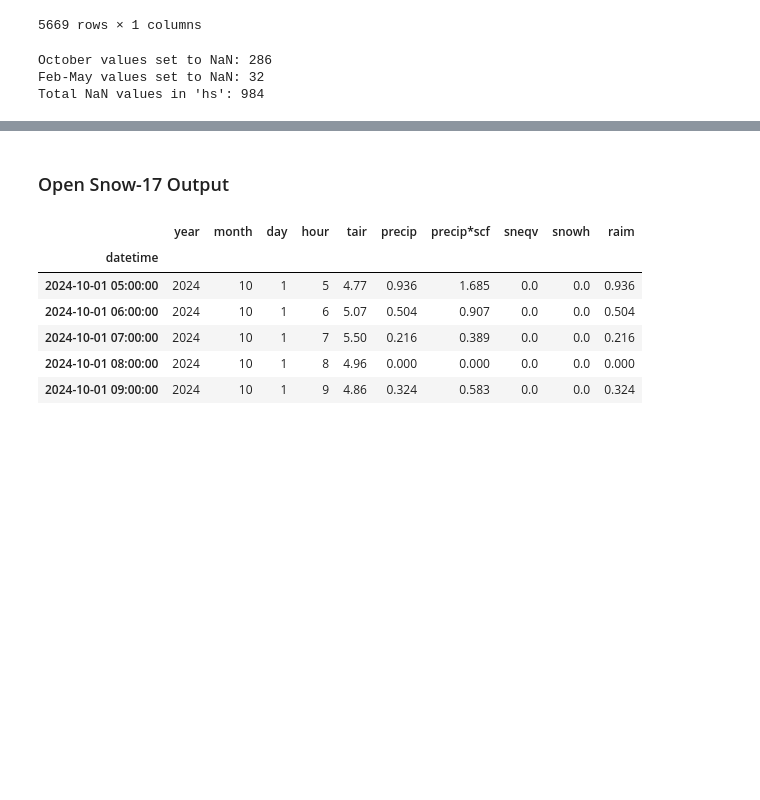
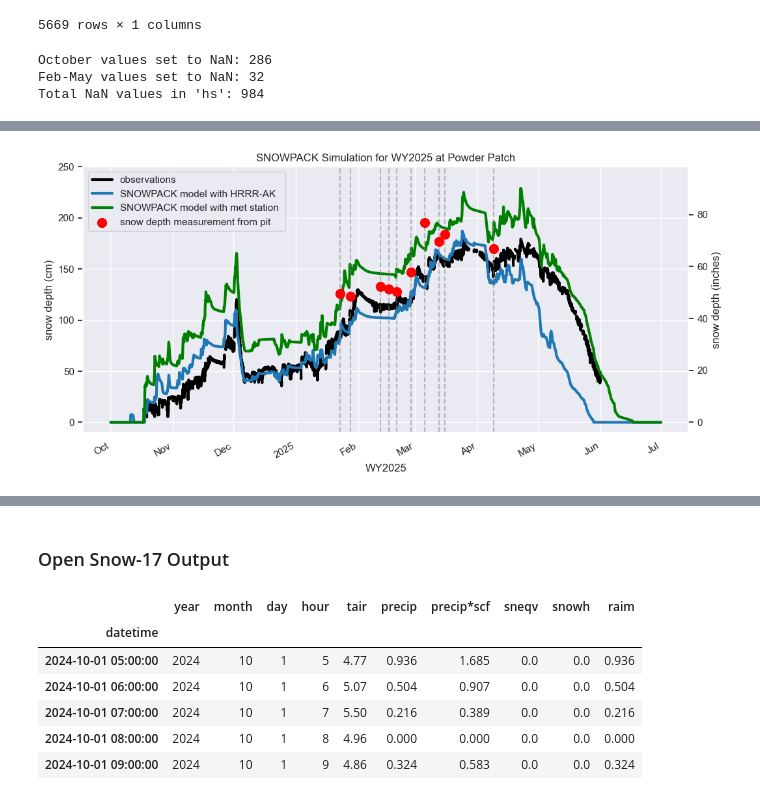
Before and after one commit to cassielumbrazo/snow_modeling_point, a Jupyter notebook: sites/ppsa2/3_read_snowpack_snow17_with_met.ipynb, the cells around one changed output, grey strips where cells are left out. Cells and saved outputs as stored; diff of their text form; code cells hidden in the pictures; blank space fills up the shorter version.

```diff
--- a/sites/ppsa2/3_read_snowpack_snow17_with_met.ipynb
+++ b/sites/ppsa2/3_read_snowpack_snow17_with_met.ipynb
@@ -186,0 +198,18 @@ Text(0, 0.5, 'snow depth (cm)')
+# %%
+# create a little dataframe for the following dates to make verticle lines
+#23Jan2025, 28Jan2025, 12Feb2025, 16Feb2025, 20Feb2025, 27Feb2025, 6March2025, 13March2025, 16March2025, 9April2025
+dates = pd.to_datetime([
+    '2025-01-23', '2025-01-28', '2025-02-12', '2025-02-16', '2025-02-20',
+    '2025-02-27', '2025-03-06', '2025-03-13', '2025-03-16', '2025-04-09'
+])
+df_dates = pd.DataFrame(index=dates)
+
+# create another column in df_dates for snow depth from the measurements in cm
+df_dates['snow_depth_cm'] = ([126, 123, 133, 130, 128, 147, 195, 177, 184, 170]) # in cm
+df_dates['snow_depth_in'] = df_dates['snow_depth_cm'] / 2.54 # in inches
+
+df_dates['swe'] = ([420.8, 389.84, 444, 434, 391.68, 548.08, 691.8, 553.2, 672.16, 682.2]) # in kg/m^2, which is equivalent to mm of water equivalent
+df_dates['swe_in'] = df_dates['swe'] / 25.4 # in inches of water equivalent
+df_dates['swe_cm'] = df_dates['swe'] / 10 # in cm of water equivalent
+df_dates['swe_m'] = df_dates['swe'] / 1000 # in m of water equivalent
+df_dates
@@ -186,0 +228,32 @@ Text(0, 0.5, 'snow depth (cm)')
+# %%
+df_met.hs.plot(label = 'observations', linewidth = 3, color='black')
+ds_hrrrak_snowpack.HS_mod.plot(label = 'SNOWPACK model with HRRR-AK', linewidth = 3, color='tab:blue')
+ds_met_snowpack.HS_mod.plot(label = 'SNOWPACK model with met station ', linewidth = 3, color='green')
+
+# How add vertical lines for the dates in df_dates?
+for date in df_dates.index:
+    plt.axvline(x=date, color='grey', linestyle='--', alpha=0.5)
+
+    # add a large dot for the snow depth at that date
+    plt.scatter(date, df_dates.loc[date, 'snow_depth_cm'], color='red', s=100, zorder=5, label='snow depth measurement from pit' if date == df_dates.index[0] else "")
+
+plt.title('SNOWPACK Simulation for WY2025 at Powder Patch')
+plt.xlabel('WY2025')
+plt.legend()
+
+plt.ylim([-10, 250])
+
+plt.ylabel('snow depth (cm)')
+
+#loc legend upper left
+plt.legend(loc='upper left')
+
+# add a second y-axis for inches
+ax2 = plt.gca().twinx()
+ax2.set_ylabel('snow depth (inches)')
+ax2.set_ylim([-10/2.54, 250/2.54])
+
+# turn off the second grid
+ax2.grid(False)
+# %% [output]
+[figure, added]
```
Also changed, not shown: parts of 4 cells of this notebook, 1 other file.
